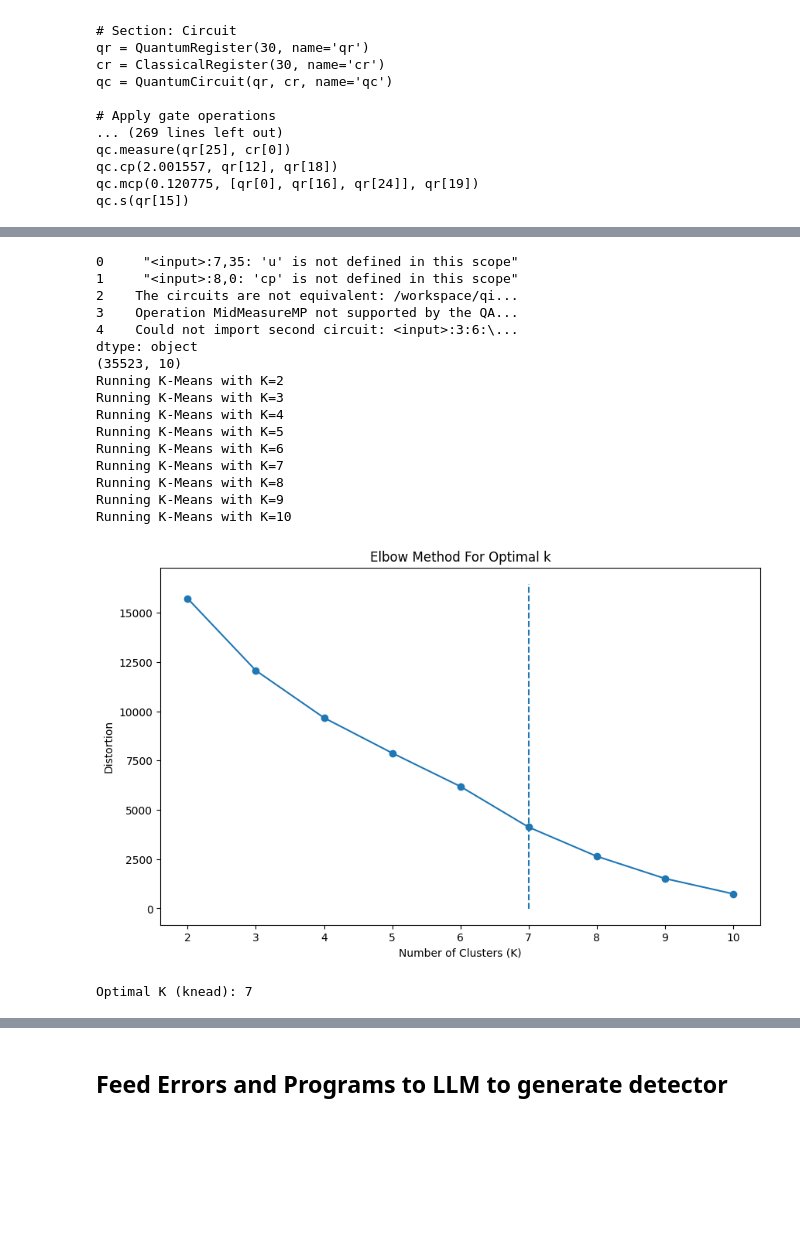
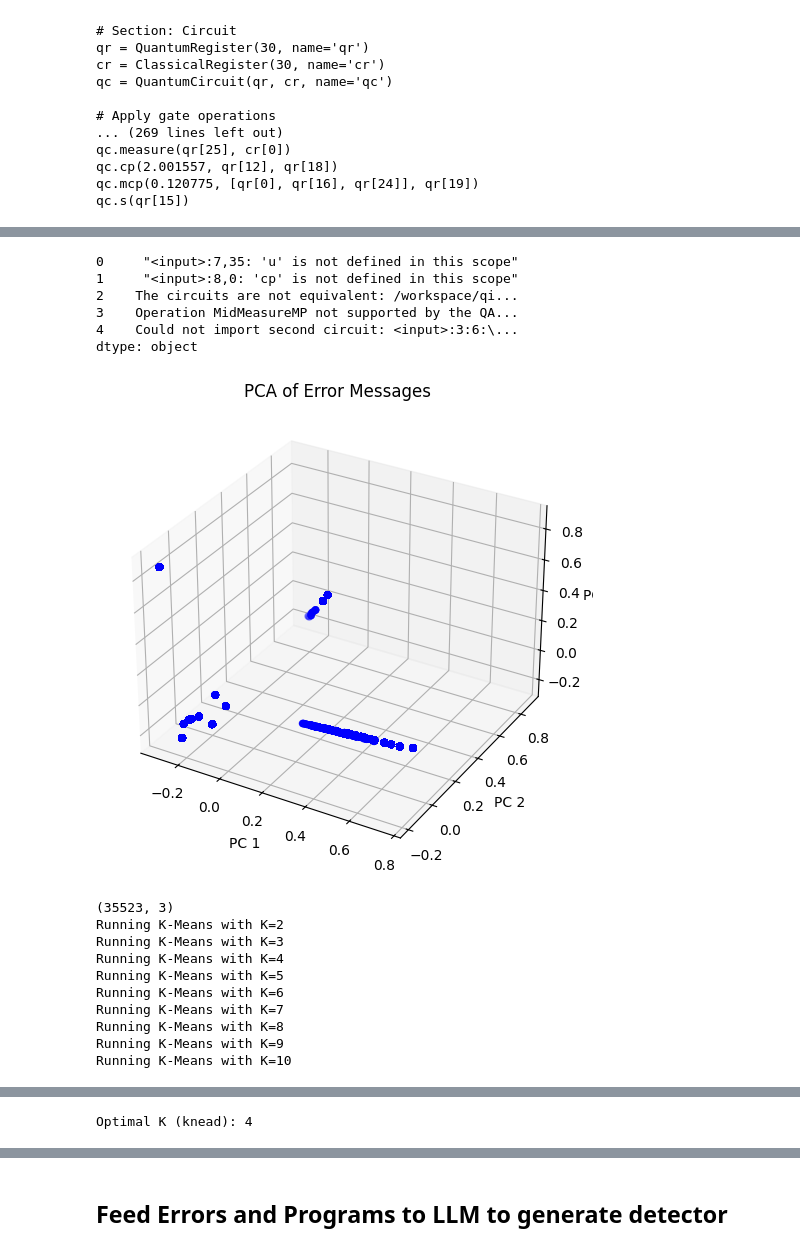
Before and after one commit to sola-st/qite-quantum-platform-testing, a Jupyter notebook: notebooks/003_001_Cluster_Error_Messages_Auto_Label.ipynb, the cells around one changed output, grey strips where cells are left out. Saved outputs shown, nothing was run; the diff lists cells and outputs as text; code cells hidden in the pictures; blank space fills up the shorter version.

```diff
--- a/notebooks/003_001_Cluster_Error_Messages_Auto_Label.ipynb
+++ b/notebooks/003_001_Cluster_Error_Messages_Auto_Label.ipynb
@@ -149,6 +125,7 @@ import random
 from typing import List, Dict
 from scipy.sparse import csr_matrix, vstack
 from sklearn.decomposition import PCA
+from sentence_transformers import SentenceTransformer
 
 
 def run_analysis(df: pd.DataFrame, n_clusters: int, input_columns: List[str] = ['exception_message']) -> pd.DataFrame:
@@ -317,47 +294,71 @@ columns_to_use = ['exception_message']
 combined_text = df_errors[columns_to_use].apply(lambda row: ' '.join(row.values.astype(str)), axis=1)
 # print first 5 combined_text
 print(combined_text[:5])
+
+# TF-IDF vectorization
 vectorizer = TfidfVectorizer()
 X = vectorizer.fit_transform(combined_text)
+
+# # Sentence embeddings
+# print("Loading the model...")
+# model = SentenceTransformer("dunzhang/stella_en_400M_v5", trust_remote_code=True).cuda()
+# print("Model loaded successfully!")
+# X = model.encode(combined_text)
+# print("data encoded successfully!")
+
+
+
 # Apply PCA to reduce dimensionality
-pca = PCA(n_components=10)
+pca = PCA(n_components=3)
 X_reduced = pca.fit_transform(X)
+
+import matplotlib.pyplot as plt
+from mpl_toolkits.mplot3d import Axes3D
+
+fig = plt.figure(figsize=(10, 6))
+ax = fig.add_subplot(111, projection='3d')
+ax.scatter(X_reduced[:, 0], X_reduced[:, 1], X_reduced[:, 2], c='b', marker='o')
+ax.set_xlabel('PC 1')
+ax.set_ylabel('PC 2')
+ax.set_zlabel('PC 3')
+plt.title('PCA of Error Messages')
+plt.show()
+
 
 print(X_reduced.shape)
 
 X_data = X_reduced
 
 # optimal_k = find_optimal_k_silhouette(X_data)
 # print(f'Optimal K (silhouette): {optimal_k}')
 
 optimal_k = find_optimal_k_knead(X_data)
 print(f'Optimal K (knead): {optimal_k}')
 
 
 # optimal_k = 3
 
 # Update the number of clusters based on the optimal K
 n_clusters = optimal_k
 
 # run with the optimal K
 df_errors = run_analysis(df_errors, n_clusters, input_columns=columns_to_use)
 plot_clusters(df_errors)
 # %% [output]
 0     "<input>:7,35: 'u' is not defined in this scope"
 1     "<input>:8,0: 'cp' is not defined in this scope"
 2    The circuits are not equivalent: /workspace/qi...
 3    Operation MidMeasureMP not supported by the QA...
 4    Could not import second circuit: <input>:3:6:\...
 dtype: object
-(35523, 10)
-Running K-Means with K=2
-Running K-Means with K=3
-Running K-Means with K=4
-Running K-Means with K=5
-Running K-Means with K=6
-Running K-Means with K=7
-Running K-Means with K=8
-Running K-Means with K=9
-Running K-Means with K=10
-[figure, old version]
+[figure, new version]
-Optimal K (knead): 7
+(35523, 3)
+Running K-Means with K=2
+Running K-Means with K=3
+Running K-Means with K=4
+Running K-Means with K=5
+Running K-Means with K=6
+Running K-Means with K=7
+Running K-Means with K=8
+Running K-Means with K=9
+Running K-Means with K=10
@@ -364,0 +366 @@ Optimal K (knead): 7
+Optimal K (knead): 4
```
Also changed, not shown: parts of 14 cells of this notebook, 1 other file.
